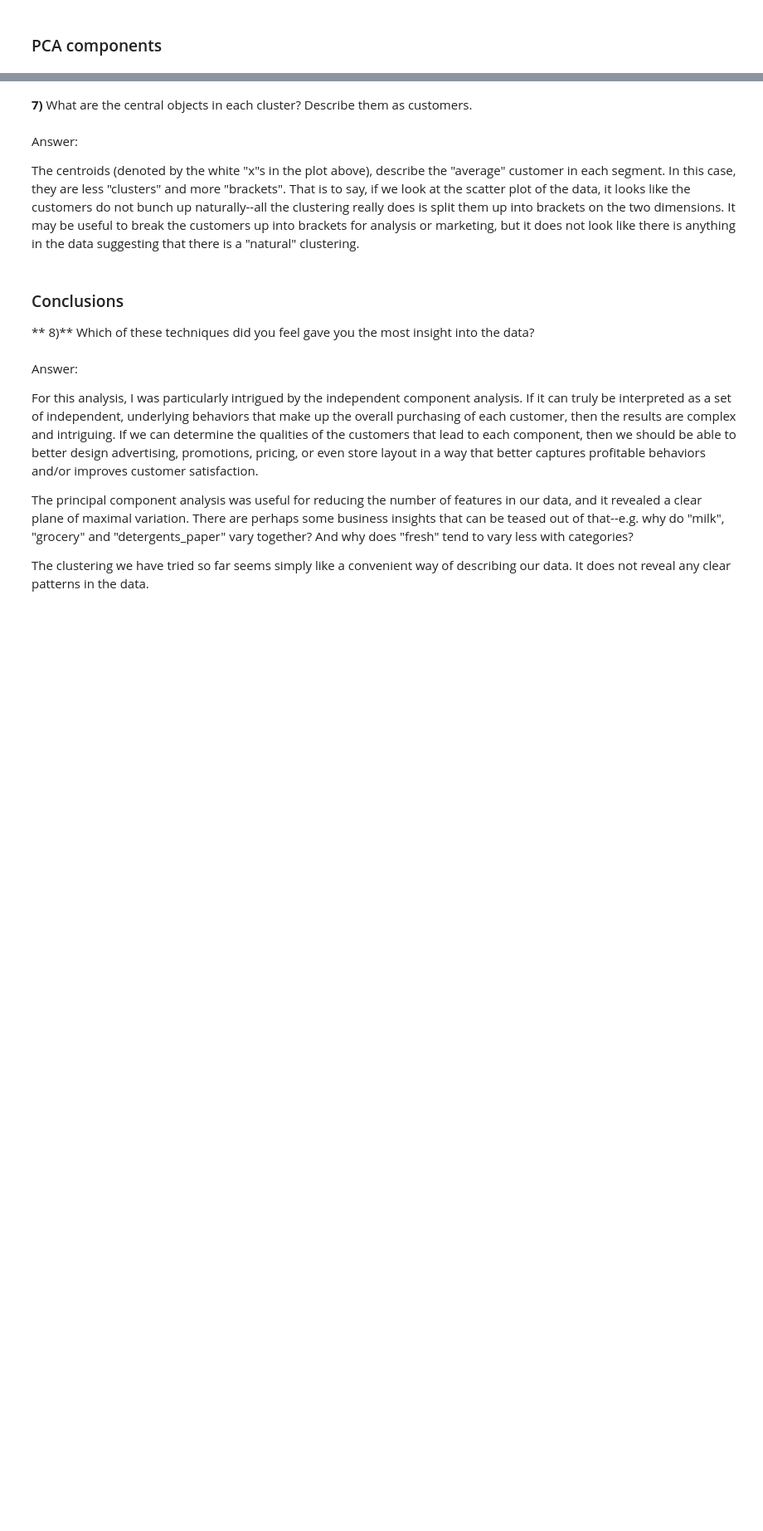
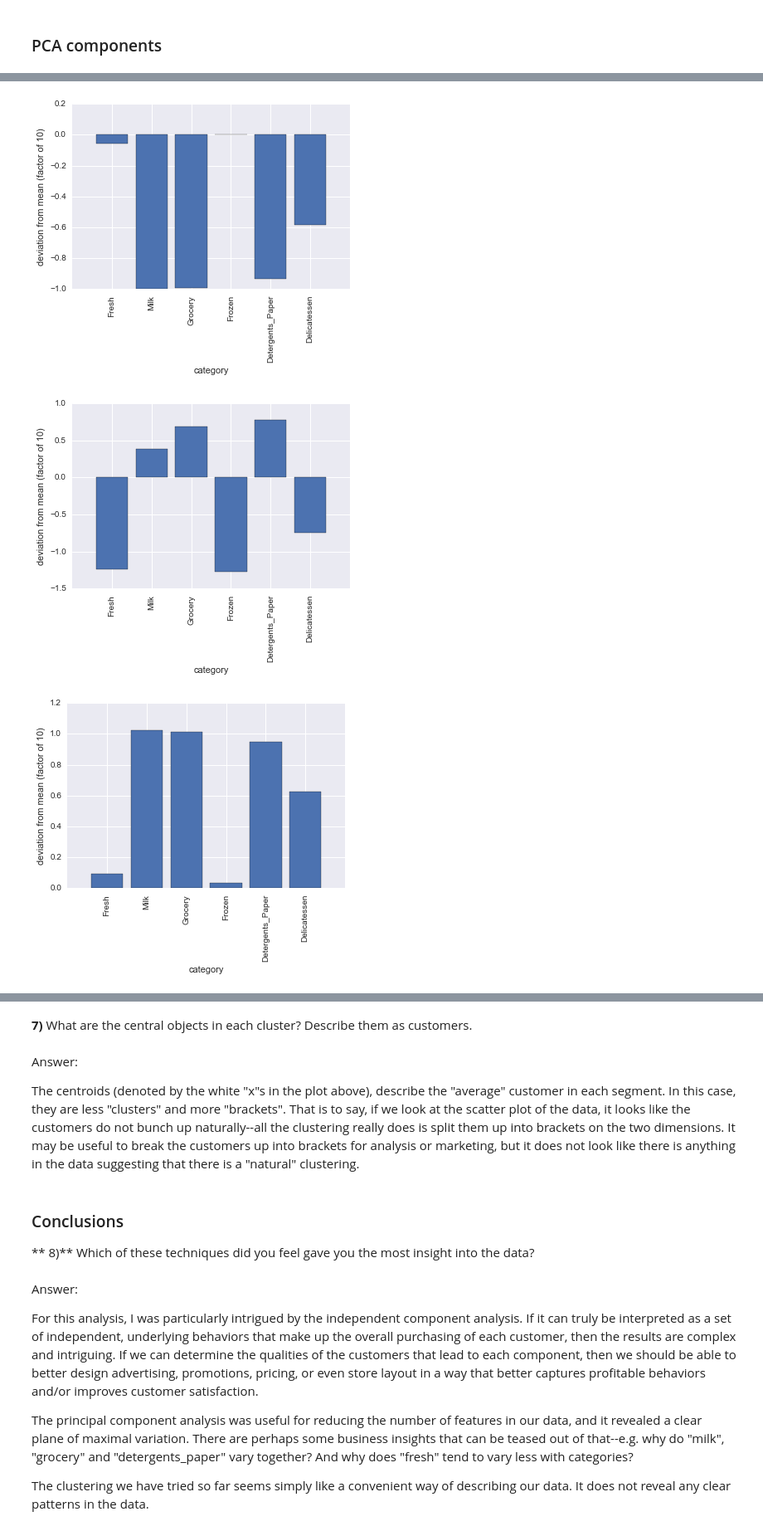
Before and after one commit to sharpround/customer_segments, a Jupyter notebook: customer_segments.ipynb, the cells around one changed output, grey strips where cells are left out. Shown at 83% size. Saved outputs shown, nothing was run; the diff lists cells and outputs as text; code cells hidden in the pictures; blank space fills up the shorter version.

```diff
--- a/customer_segments.ipynb
+++ b/customer_segments.ipynb
@@ -396,0 +433,17 @@ Z = clusters.predict(np.c_[xx.ravel(), yy.ravel()])
+# %%
+def bar_component(vec, labels=None, new_fig=True):
+    plt.figure()
+    x_pos = np.array(range(len(point))) + 0.6
+    plt.bar(x_pos, point)
+    if labels.any():
+        plt.xticks(x_pos+0.4, labels, rotation=90)
+
+
+for point in pca.inverse_transform(centroids):
+    bar_component(point, labels=data.columns)
+    plt.xlabel('category')
+    plt.ylabel('deviation from mean (factor of 10)')
+# %% [output]
+[figure, added]
+[figure, added]
+[figure, added]
```
Also changed, not shown: parts of 10 cells of this notebook.
